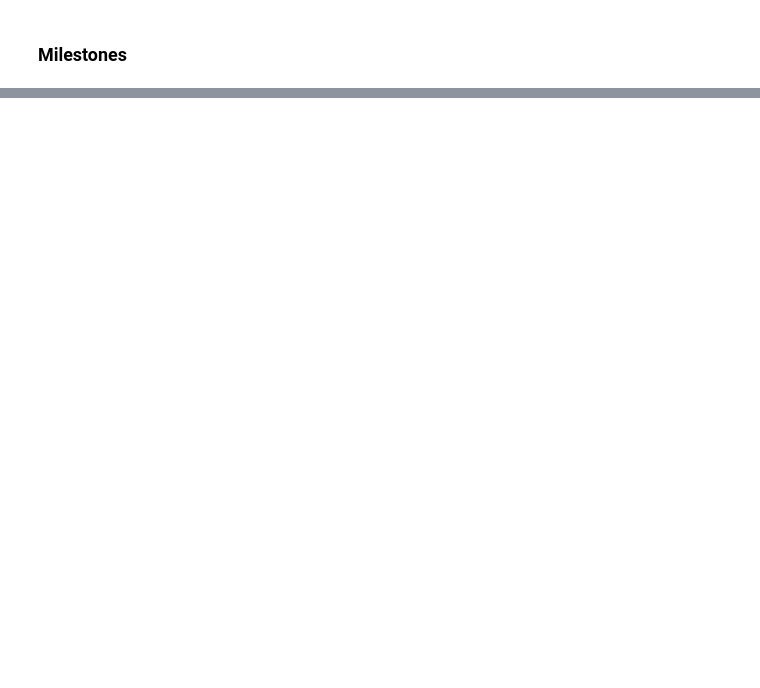
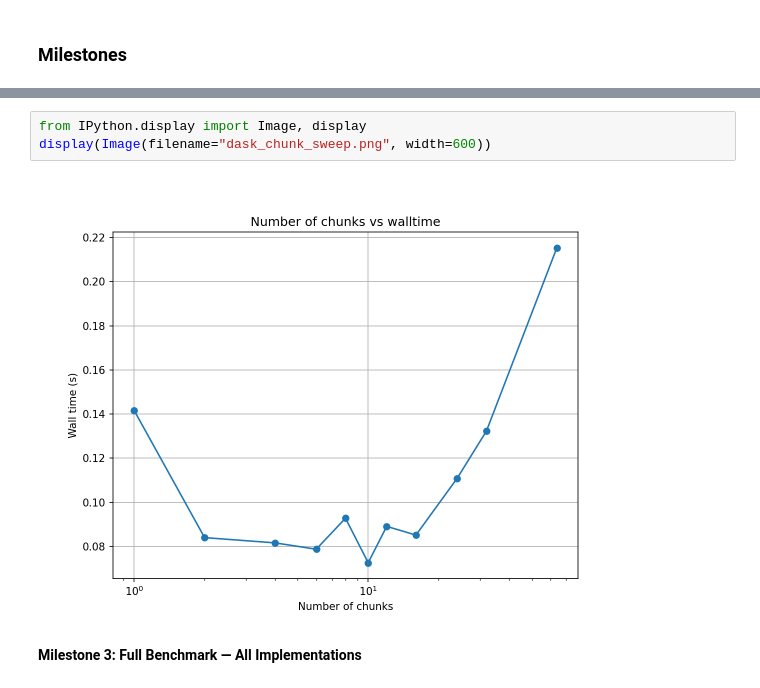
Before and after one commit to NDS8-TCP/nsc-kim, a Jupyter notebook: MP2-KN.ipynb, the cells around one changed output, grey strips where cells are left out. Saved outputs shown, nothing was run; the diff lists cells and outputs as text; blank space fills up the shorter version.

Commit message:
Completed milestone M1 Dask Mandelbrot — Local + milestone 2 M2 Chunk Size Sweep

```diff
--- a/MP2-KN.ipynb
+++ b/MP2-KN.ipynb
@@ -1351,0 +1723,7 @@ hardware?
+# %%
+from IPython.display import Image, display
+display(Image(filename="dask_chunk_sweep.png", width=600))
+# %% [output]
+[figure, added]
+# %% [markdown]
+**Milestone 3: Full Benchmark — All Implementations**
```
Also changed, not shown: parts of 19 cells of this notebook, 1 other file.
